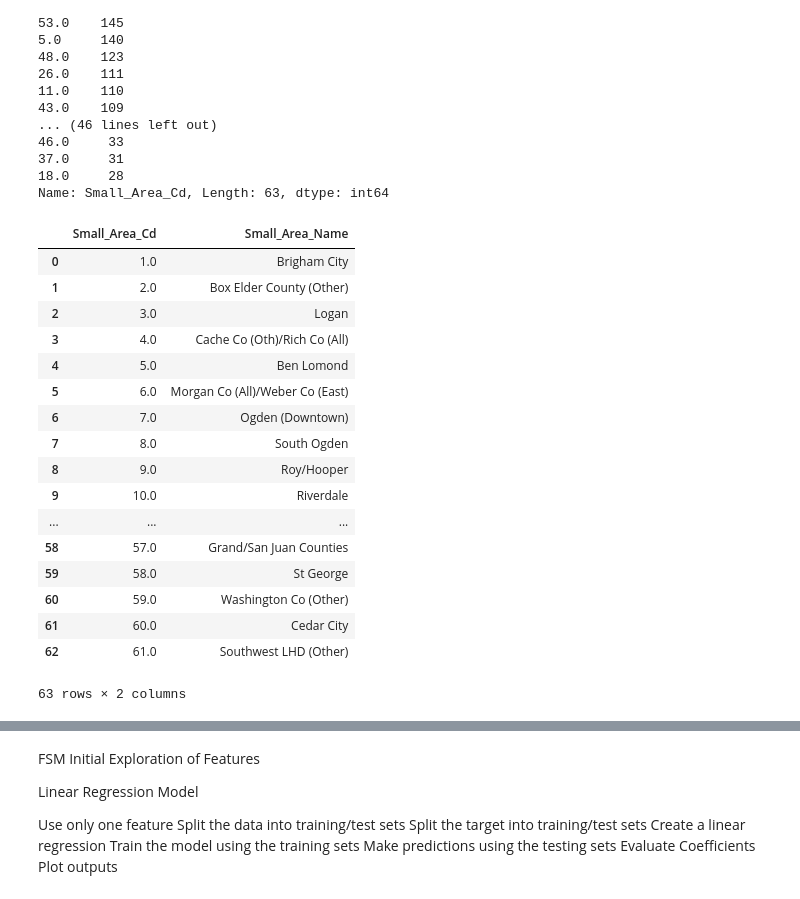
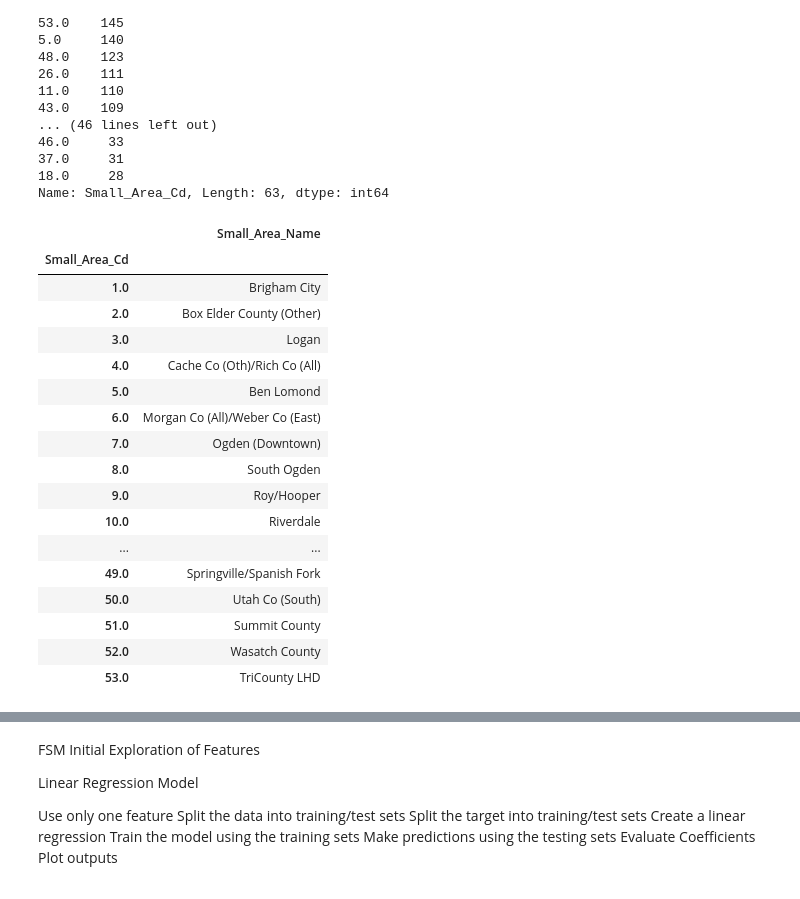
Before and after one commit to jlhewitt/Healthcare-Claim-Analysis, a Jupyter notebook: Save_For_Later/Second_Draft.ipynb, the cells around one changed output, grey strips where cells are left out. Saved outputs shown, nothing was run; the diff lists cells and outputs as text; code cells hidden in the pictures.

```diff
--- a/Save_For_Later/Second_Draft.ipynb
+++ b/Save_For_Later/Second_Draft.ipynb
@@ -436,24 +438,24 @@ additional_header_df['Small_Area_Cd'].value_counts()
 18.0     28
 Name: Small_Area_Cd, Length: 63, dtype: int64
 # %%
-small_area_code_df = pd.read_csv('Lookup_Small_Areas.csv')
-small_area_code_df.head(65)
+small_area_code_df = pd.read_csv('Lookup_Small_Areas.csv', index_col=[0])
+small_area_code_df.head(55)
 # %% [output]
-|  | Small_Area_Cd | Small_Area_Name |
-| 0 | 1.0 | Brigham City |
-| 1 | 2.0 | Box Elder County (Other) |
-| 2 | 3.0 | Logan |
-| 3 | 4.0 | Cache Co (Oth)/Rich Co (All) |
-| 4 | 5.0 | Ben Lomond |
-| 5 | 6.0 | Morgan Co (All)/Weber Co (East) |
-| 6 | 7.0 | Ogden (Downtown) |
-| 7 | 8.0 | South Ogden |
-| 8 | 9.0 | Roy/Hooper |
-| 9 | 10.0 | Riverdale |
-| ... | ... | ... |
-| 58 | 57.0 | Grand/San Juan Counties |
-| 59 | 58.0 | St George |
-| 60 | 59.0 | Washington Co (Other) |
-| 61 | 60.0 | Cedar City |
-| 62 | 61.0 | Southwest LHD (Other) |
+|  | Small_Area_Name |
+| Small_Area_Cd |  |
+| 1.0 | Brigham City |
+| 2.0 | Box Elder County (Other) |
+| 3.0 | Logan |
+| 4.0 | Cache Co (Oth)/Rich Co (All) |
+| 5.0 | Ben Lomond |
+| 6.0 | Morgan Co (All)/Weber Co (East) |
+| 7.0 | Ogden (Downtown) |
+| 8.0 | South Ogden |
+| 9.0 | Roy/Hooper |
+| 10.0 | Riverdale |
+| ... | ... |
+| 49.0 | Springville/Spanish Fork |
+| 50.0 | Utah Co (South) |
+| 51.0 | Summit County |
+| 52.0 | Wasatch County |
+| 53.0 | TriCounty LHD |
-63 rows × 2 columns
```
Also changed, not shown: parts of 3 cells of this notebook.
